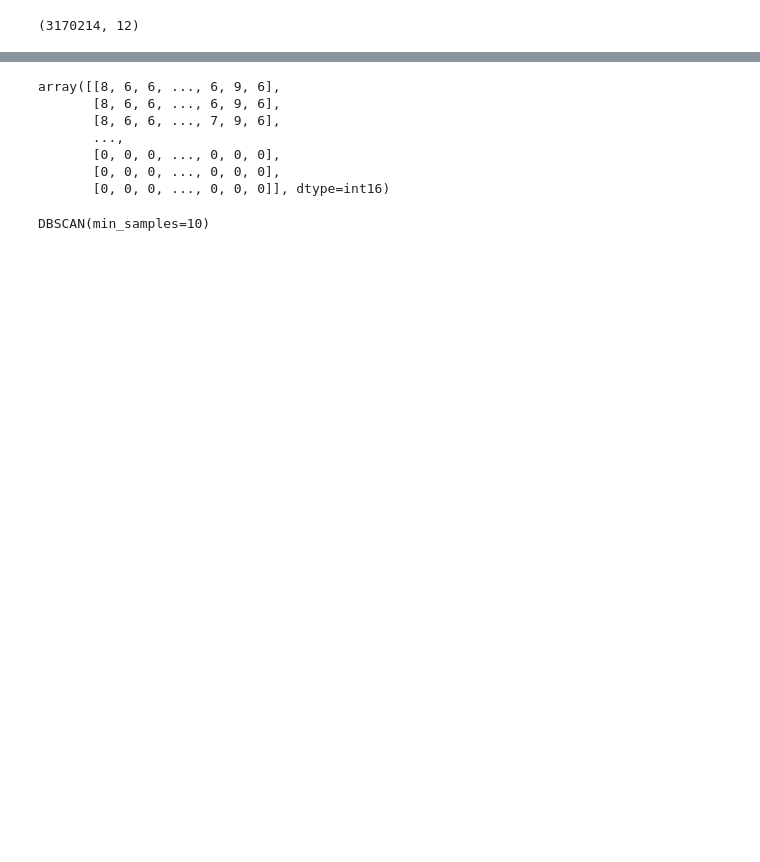
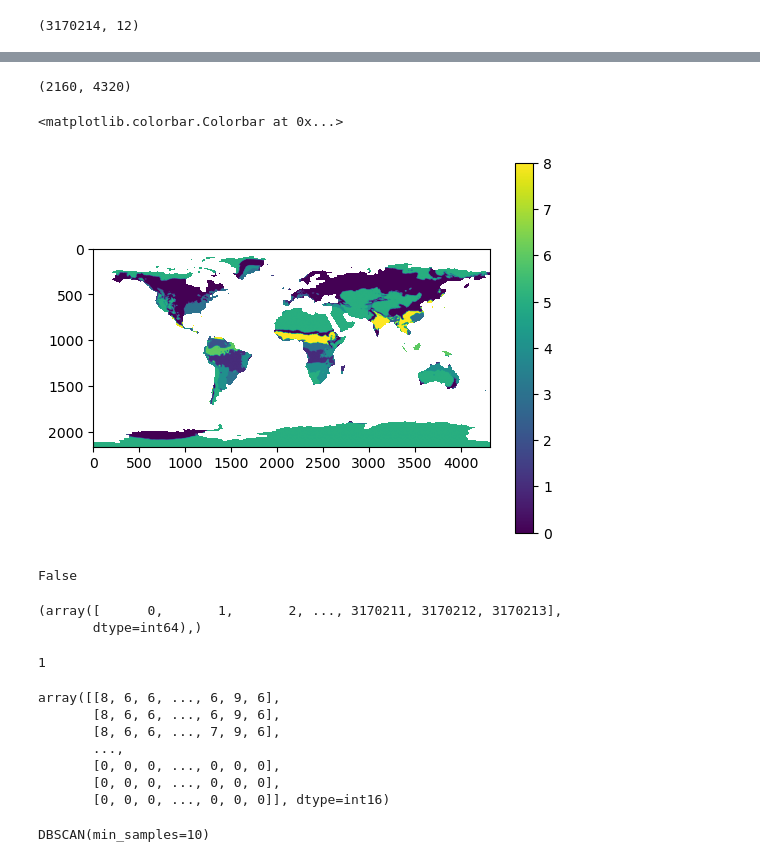
Before and after one commit to deekenyah1/final_year_worldclim, a Jupyter notebook: RASTERIO PROJECT.ipynb, the cells around one changed output, grey strips where cells are left out. Saved outputs shown, nothing was run; the diff lists cells and outputs as text; code cells hidden in the pictures; blank space fills up the shorter version.

```diff
--- a/RASTERIO PROJECT.ipynb
+++ b/RASTERIO PROJECT.ipynb
@@ -1120,0 +1239,3 @@ plt.show()
+# %%
+nan_array = np.full((2160, 4320),np.NaN)
+nan_array
@@ -1120,0 +1252,6 @@ plt.show()
+# %%
+data_bin[non_nodata_indices] = prec_labels_2a
+# %%
+prec_array_final = nan_array
+# %%
+prec_array_final[non_nodata_indices] = data_bin[non_nodata_indices]
@@ -1120,0 +1268,23 @@ plt.show()
+# %%
+prec_array_final.shape
+# %% [output]
+(2160, 4320)
+# %%
+plt.imshow(prec_array_final)
+plt.colorbar()
+# %% [output]
+<matplotlib.colorbar.Colorbar at 0x...>
+[figure, added]
+# %%
+np.all(prec_array_final[non_nodata_indices] == prec_res[non_nodata_indices])
+# %% [output]
+False
+# %%
+np.where((prec_array_final[non_nodata_indices] != prec_res[non_nodata_indices]))
+# %% [output]
+(array([      0,       1,       2, ..., 3170211, 3170212, 3170213],
+       dtype=int64),)
+# %%
+len(np.where((prec_array_final[non_nodata_indices] != prec_res[non_nodata_indices])))
+# %% [output]
+1
```
Also changed, not shown: parts of 82 cells of this notebook, 1 other file.
